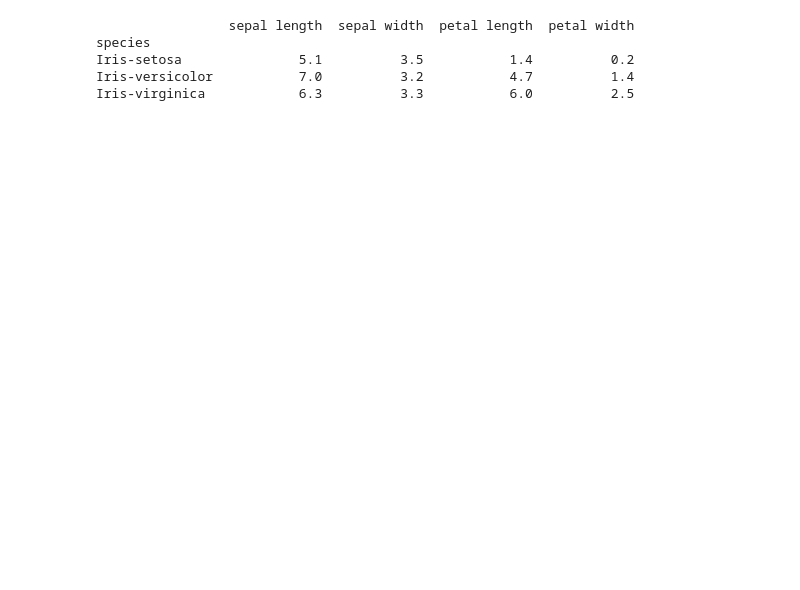
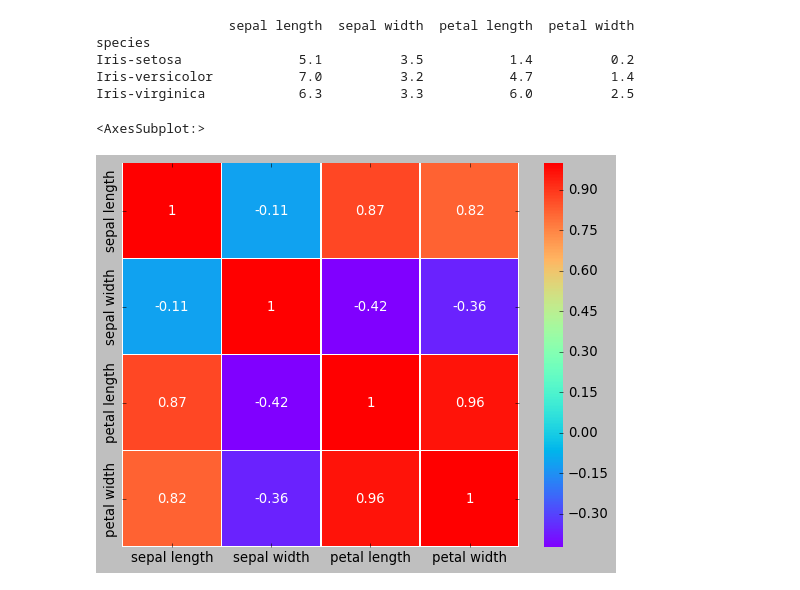
Before and after one commit to Lynch08/Fundementals_Of_Data_Analysis, a Jupyter notebook: pyplot.ipynb, the cells around one changed output. Saved outputs shown, nothing was run; the diff lists cells and outputs as text; code cells hidden in the pictures; blank space fills up the shorter version.

```diff
--- a/pyplot.ipynb
+++ b/pyplot.ipynb
@@ -580,3 +596,9 @@ species
 Iris-setosa               5.1          3.5           1.4          0.2
 Iris-versicolor           7.0          3.2           4.7          1.4
 Iris-virginica            6.3          3.3           6.0          2.5
+# %%
+# Heatmap for the entire data set
+sns.heatmap(irisCsv.corr(),annot=True,cmap='rainbow', linewidths=.5)
+# %% [output]
+<AxesSubplot:>
+[figure, added]
```
Also changed, not shown: parts of 32 cells of this notebook, 1 other file.
